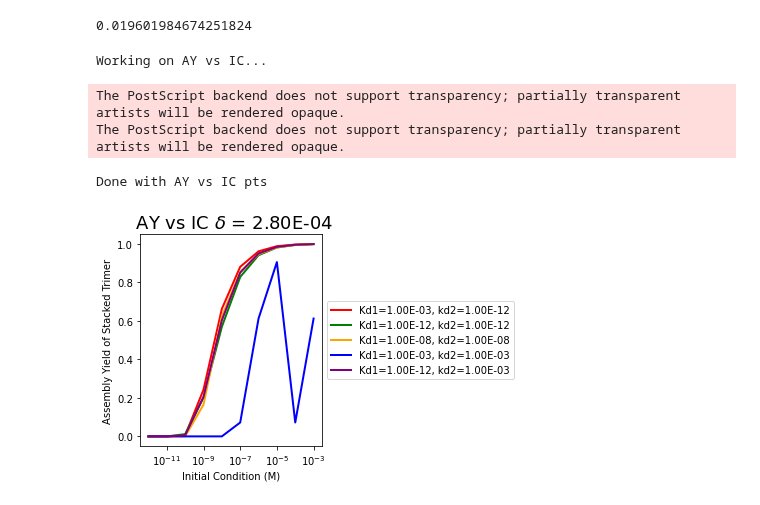
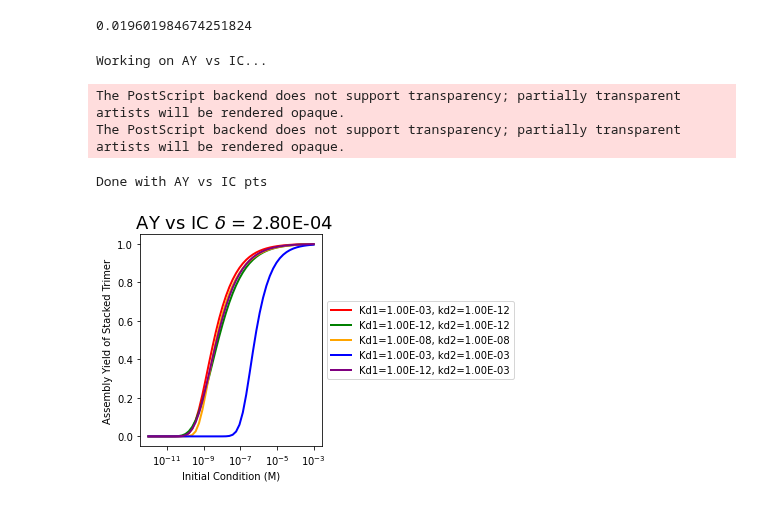
Before and after one commit to llagunes-324B21/Persephone_SR, a Jupyter notebook: April_2022/LL_SR_04_2022.ipynb, the cells around one changed output. Drawn from its saved outputs; the diff is of its cells as text; code cells hidden in the pictures.

Commit message:
plot AY vs IC synth deg with tols changed -LL

```diff
--- a/April_2022/LL_SR_04_2022.ipynb
+++ b/April_2022/LL_SR_04_2022.ipynb
@@ -792,7 +798,7 @@ tEnd = 86400 # 24hrs
 t = np.linspace(0,tEnd,2000)
 
 # make vector of all IC to consider
-nICpts=10;
+nICpts=50;
 minDeg_IC = -12; maxDeg_IC = -3;
 
 print("Working on AY vs IC...")
@@ -833,31 +839,31 @@ print("Done with AY vs IC pts")
 
 # Now plot curve
 delta_val_format = format(δ_main,'.2E');
 kd1_format_1 = format(kd1_1,'.2E');kd2_format_1 = format(kd2_1,'.2E')
 kd1_format_2 = format(kd1_2,'.2E');kd2_format_2 = format(kd2_2,'.2E')
 kd1_format_3 = format(kd1_3,'.2E');kd2_format_3 = format(kd2_3,'.2E')
 kd1_format_4 = format(kd1_4,'.2E');kd2_format_4 = format(kd2_4,'.2E')
 kd1_format_5 = format(kd1_5,'.2E');kd2_format_5 = format(kd2_5,'.2E')
 
 fig2 = plt.semilogx(allICs_1,AYvsIC_1,'r-',linewidth=2)
 fig2 = plt.semilogx(allICs_2,AYvsIC_2,'g-',linewidth=2)
 fig2 = plt.semilogx(allICs_3,AYvsIC_3,'-',linewidth=2, color='orange')
 fig2 = plt.semilogx(allICs_4,AYvsIC_4,'b-',linewidth=2)
 fig2 = plt.semilogx(allICs_5,AYvsIC_5,'-',linewidth=2, color='purple')
 
 #plt.axis((x1,x2,0,1))
 plt.title( " AY vs IC $\delta$ = " +delta_val_format, fontsize=18)
 plt.xlabel('Initial Condition (M)')
 plt.ylabel('Assembly Yield of Stacked Trimer')
 plt.legend(["Kd1="+kd1_format_1+", kd2=" +kd2_format_1, "Kd1="+kd1_format_2+", kd2=" +kd2_format_2, "Kd1="+kd1_format_3+", kd2=" +kd2_format_3,  "Kd1="+kd1_format_4+", kd2=" +kd2_format_4, "Kd1="+kd1_format_5+", kd2=" +kd2_format_5],loc='center left', bbox_to_anchor=(1, 0.5))
 #plt.show()
 plt.tight_layout()
 plt.savefig('LL_SR_AYvsIC_sd_'+today+'.eps')
 
 # NEED TO PLAY AROUND WITH TOLS FOR EACH CURVE!!! THEN HEATMAPS!!
 # %% [output]
 Working on AY vs IC...
 The PostScript backend does not support transparency; partially transparent artists will be rendered opaque.
 The PostScript backend does not support transparency; partially transparent artists will be rendered opaque.
 Done with AY vs IC pts
-[figure, old version]
+[figure, new version]
```
Also changed, not shown: parts of 1 cell of this notebook.
